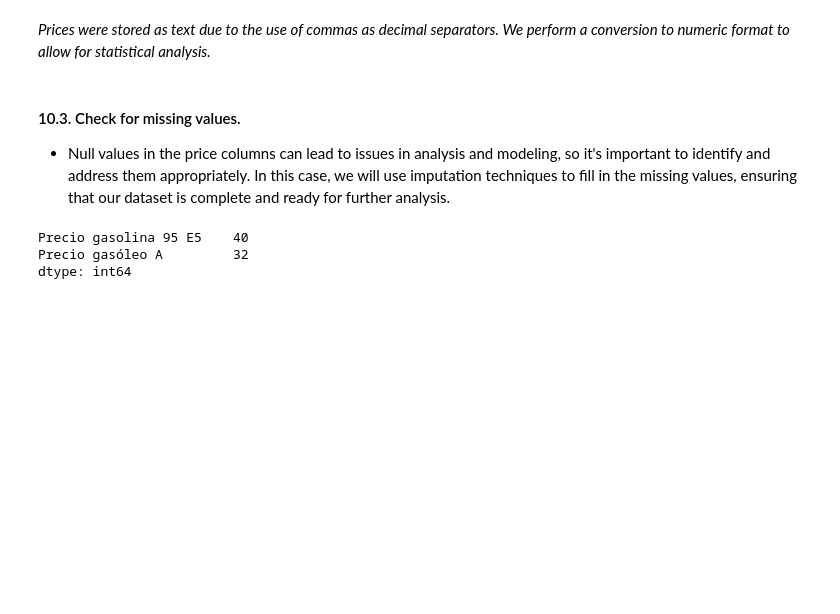
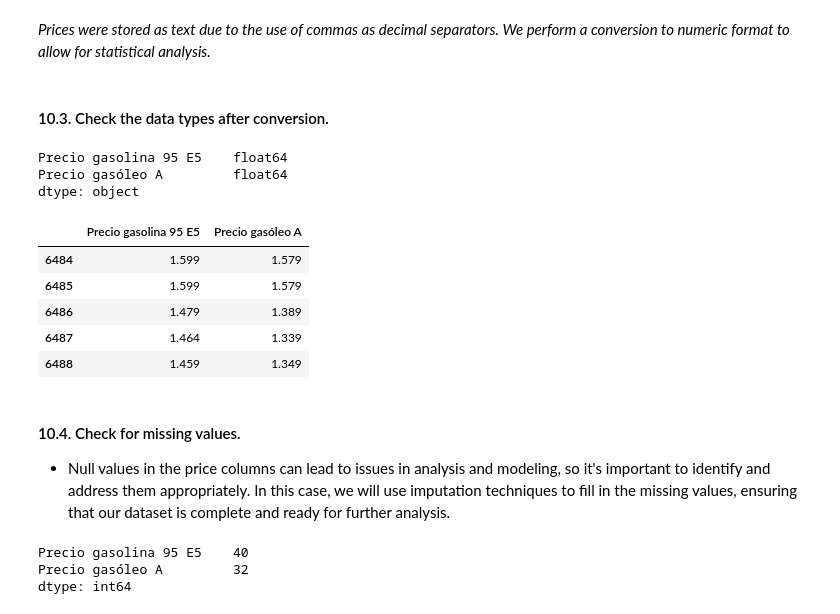
Before and after one commit to rubiwan/PyDataProject, a Jupyter notebook: petrolStationsApp.ipynb, the cells around one changed output. Saved outputs shown, nothing was run; the diff lists cells and outputs as text; code cells hidden in the pictures; blank space fills up the shorter version.

Commit message:
UPDATE(petrolStationsApp.ipynb) Data Analysis

```diff
--- a/petrolStationsApp.ipynb
+++ b/petrolStationsApp.ipynb
@@ -155,8 +162,25 @@ df_precios['Precio gasolina 95 E5'] = df_precios['Precio gasolina 95 E5'].astype
 df_precios['Precio gasóleo A'] = df_precios['Precio gasóleo A'].astype(float)
 # %% [markdown]
 *Prices were stored as text due to the use of commas as decimal separators. We perform a conversion to numeric format to allow for statistical analysis.*
+# %% [markdown]
+#### 10.3. Check the data types after conversion.
+# %%
+df_precios.dtypes
+# %% [output]
+Precio gasolina 95 E5    float64
+Precio gasóleo A         float64
+dtype: object
+# %%
+df_precios.head()
+# %% [output]
+|  | Precio gasolina 95 E5 | Precio gasóleo A |
+| 6484 | 1.599 | 1.579 |
+| 6485 | 1.599 | 1.579 |
+| 6486 | 1.479 | 1.389 |
+| 6487 | 1.464 | 1.339 |
+| 6488 | 1.459 | 1.349 |
 # %% [markdown]
-#### 10.3. Check for missing values.
+#### 10.4. Check for missing values.
 - Null values in the price columns can lead to issues in analysis and modeling, so it's important to identify and address them appropriately. In this case, we will use imputation techniques to fill in the missing values, ensuring that our dataset is complete and ready for further analysis.
 # %%
 df_precios.isnull().sum()
```
Also changed, not shown: parts of 17 cells of this notebook.
